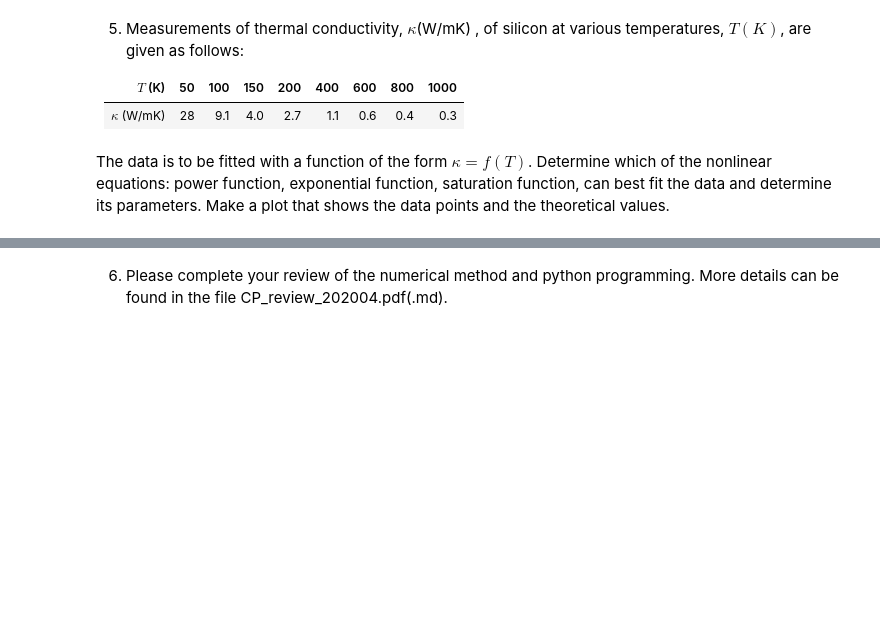
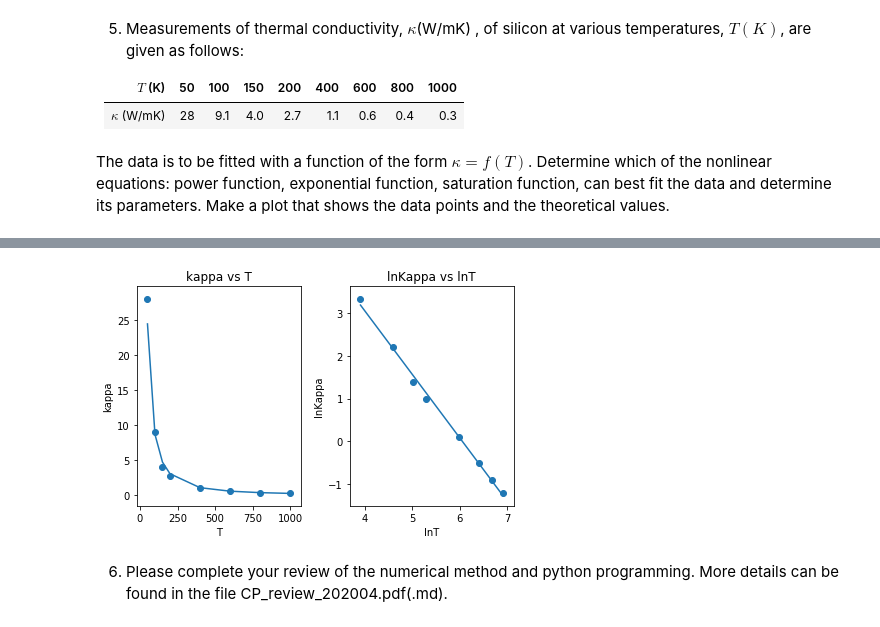
Before and after one commit to Little-old-brother-team/GroupWork, a Jupyter notebook: Week7/GroupWork7.ipynb, the cells around one changed output, grey strips where cells are left out. Drawn from its saved outputs; the diff is of its cells as text; code cells hidden in the pictures; blank space fills up the shorter version.

```diff
--- a/Week7/GroupWork7.ipynb
+++ b/Week7/GroupWork7.ipynb
@@ -157,2 +231,31 @@ The data is to be fitted with a function of the form $\kappa=f(T)$. Determine wh
+# %%
+# Now fit Y = bX + ln(a), where Y = lnKappa, X = lnT.
+Y_mean = np.mean(lnKappa)
+X_mean = np.mean(lnT)
+b = np.sum((lnT-X_mean)*lnKappa) / np.sum((lnT-X_mean)*lnT)
+lnA = Y_mean - X_mean*b
+
+# Then calculate the theoretical value and plot together with raw data.
+theoretical_linear = lnT * b + lnA
+theoretical_power = np.exp(theoretical_linear)
+
+plt.subplot(121)
+plt.plot(T,theoretical_power)
+plt.scatter(T,kappa)
+plt.title("kappa vs T")
+plt.xlabel("T")
+plt.ylabel("kappa")
+
+plt.subplot(122)
+plt.plot(lnT,theoretical_linear)
+plt.scatter(lnT,lnKappa)
+plt.title("lnKappa vs lnT")
+plt.xlabel("lnT")
+plt.ylabel("lnKappa")
+plt.tight_layout()
+
+plt.show()
+# %% [output]
+[figure, added]
 # %% [markdown]
 6. Please complete your review of the numerical method and python programming. More details can be found in the file CP_review_202004.pdf(.md).
```
Also changed, not shown: parts of 2 cells of this notebook.
